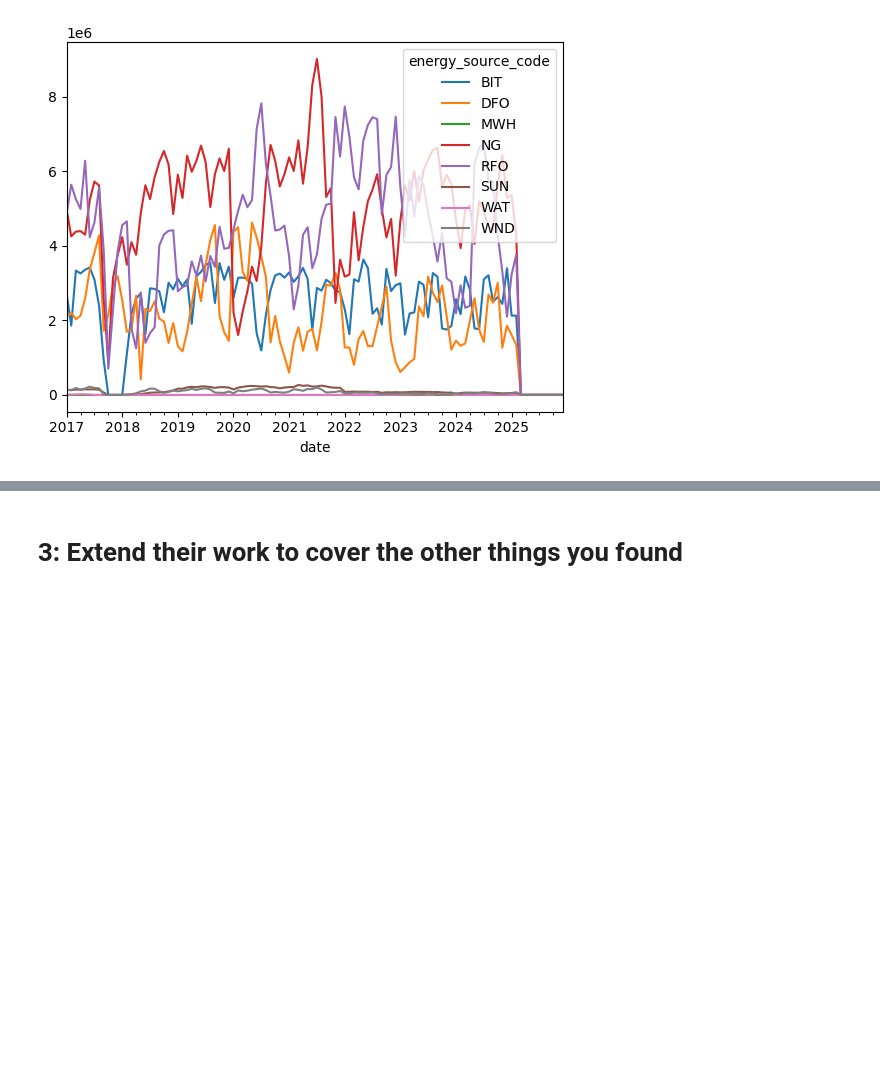
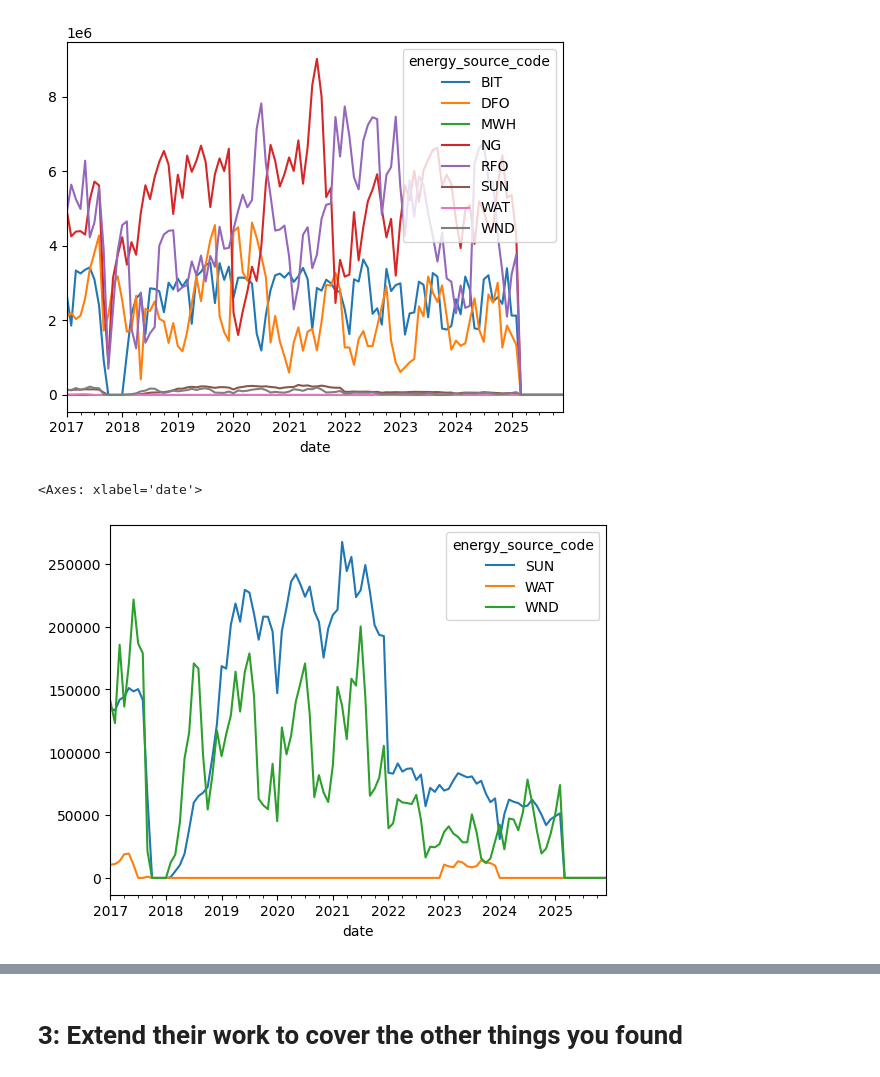
Before and after one commit to catalyst-cooperative/open-energy-data-for-all, a Jupyter notebook: notebooks/visualization_troubleshooting.ipynb, the cells around one changed output, grey strips where cells are left out. Saved outputs shown, nothing was run; the diff lists cells and outputs as text; code cells hidden in the pictures; blank space fills up the shorter version.

```diff
--- a/notebooks/visualization_troubleshooting.ipynb
+++ b/notebooks/visualization_troubleshooting.ipynb
@@ -361,4 +361,14 @@ pr_gen_fuel_elec_final.groupby("date").fuel_consumed_for_electricity_mmbtu.sum()
 # oh look it's hurricane maria :(
 # %%
 # what happened to renewables in 2022??
-# let's look at netgen
+# let's look closer and then see if there's anything interesting in netgen
+renewables = ["SUN", "WAT", "WND"]
+(
+    pr_gen_fuel_elec_final.set_index(["energy_source_code"]).loc[renewables].reset_index()
+    .groupby(["energy_source_code","date"])
+    .fuel_consumed_for_electricity_mmbtu.sum()
+    .unstack("energy_source_code").plot()
+)
+# %% [output]
+<Axes: xlabel='date'>
+[figure, added]
```
Also changed, not shown: parts of 14 cells of this notebook, 2 other files.
